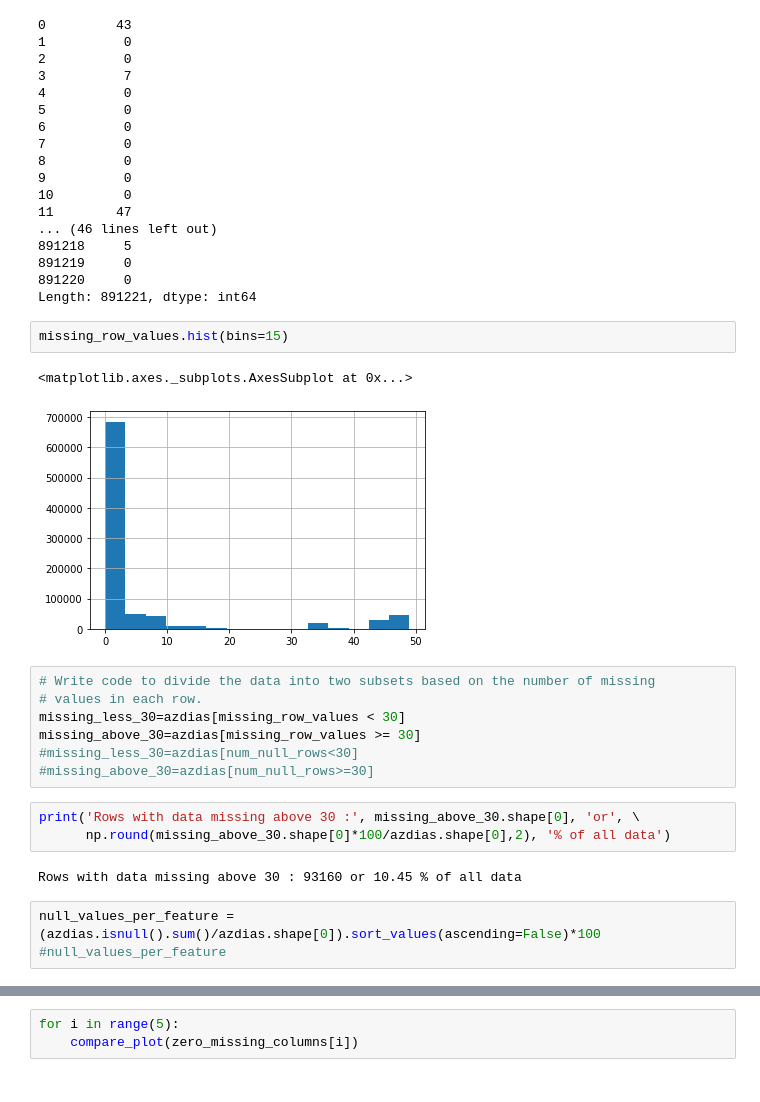
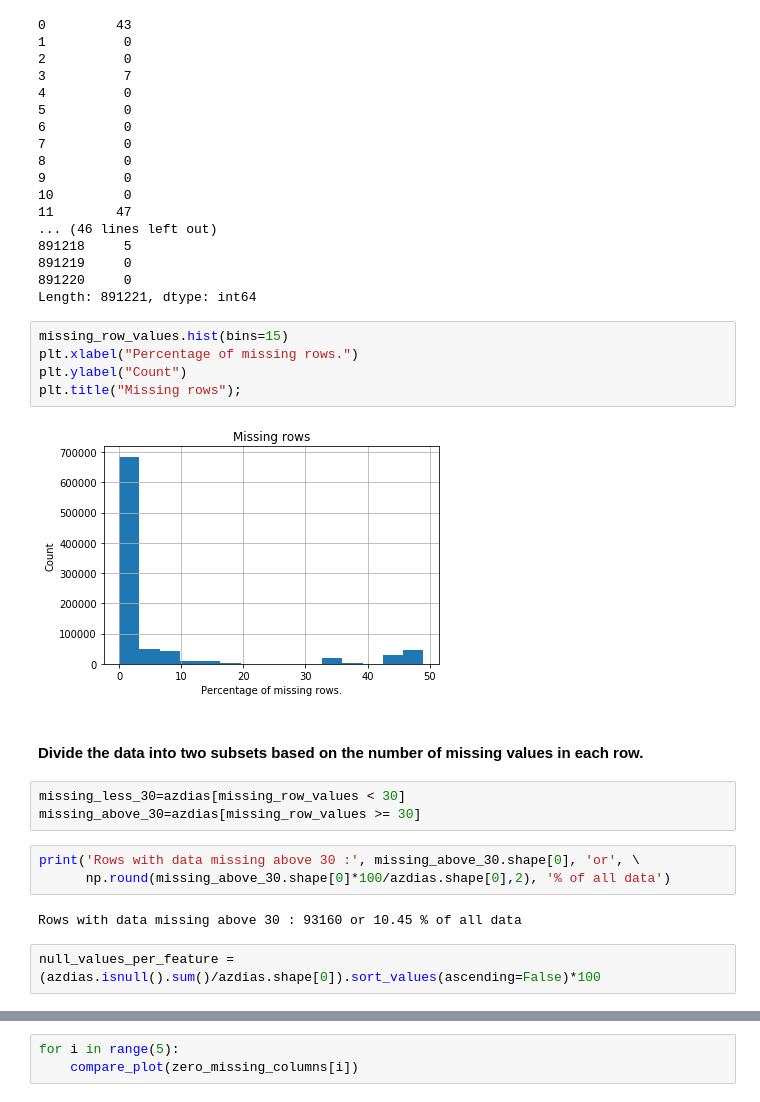
Before and after one commit to somya1212/Identifying-Customer-Segments-with-Arvato, a Jupyter notebook: Identify_Customer_Segments.ipynb, the cells around one changed output, grey strips where cells are left out. Cells and saved outputs as stored; diff of their text form.

```diff
--- a/Identify_Customer_Segments.ipynb
+++ b/Identify_Customer_Segments.ipynb
@@ -327,18 +318,18 @@ missing_row_values
 891219     0
 891220     0
 Length: 891221, dtype: int64
-# %%
-missing_row_values.hist(bins=15)
-# %% [output]
-<matplotlib.axes._subplots.AxesSubplot at 0x...>
-[figure, removed]
-# %%
-# Write code to divide the data into two subsets based on the number of missing
-# values in each row.
-missing_less_30=azdias[missing_row_values < 30]
-missing_above_30=azdias[missing_row_values >= 30]
-#missing_less_30=azdias[num_null_rows<30]
-#missing_above_30=azdias[num_null_rows>=30]
+# %%
+missing_row_values.hist(bins=15)
+plt.xlabel("Percentage of missing rows.")
+plt.ylabel("Count")
+plt.title("Missing rows");
+# %% [output]
+[figure, added]
+# %% [markdown]
+#### Divide the data into two subsets based on the number of missing values in each row.
+# %%
+missing_less_30=azdias[missing_row_values < 30]
+missing_above_30=azdias[missing_row_values >= 30]
 # %%
 print('Rows with data missing above 30 :', missing_above_30.shape[0], 'or', \
       np.round(missing_above_30.shape[0]*100/azdias.shape[0],2), '% of all data')
@@ -346,5 +337,4 @@ print('Rows with data missing above 30 :', missing_above_30.shape[0], 'or', \
 Rows with data missing above 30 : 93160 or 10.45 % of all data
 # %%
 null_values_per_feature =(azdias.isnull().sum()/azdias.shape[0]).sort_values(ascending=False)*100
-#null_values_per_feature
 # %%
```
Also changed, not shown: parts of 107 cells of this notebook.
